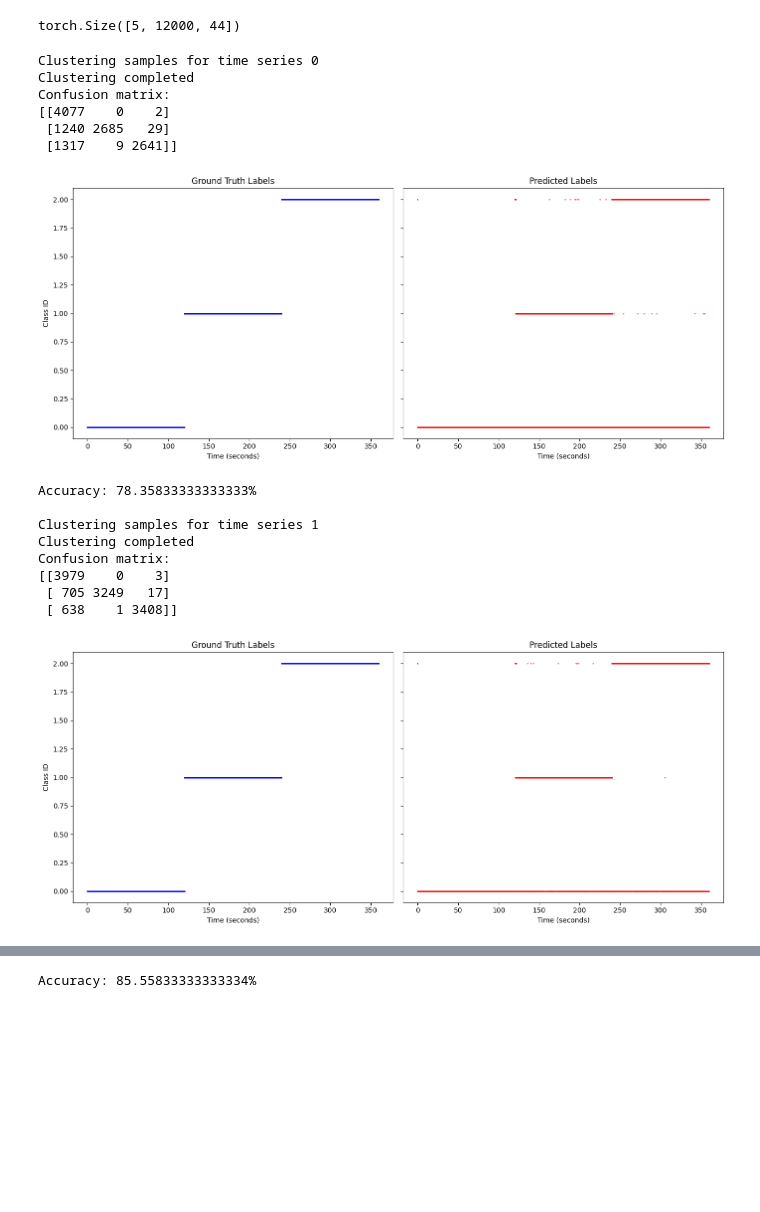
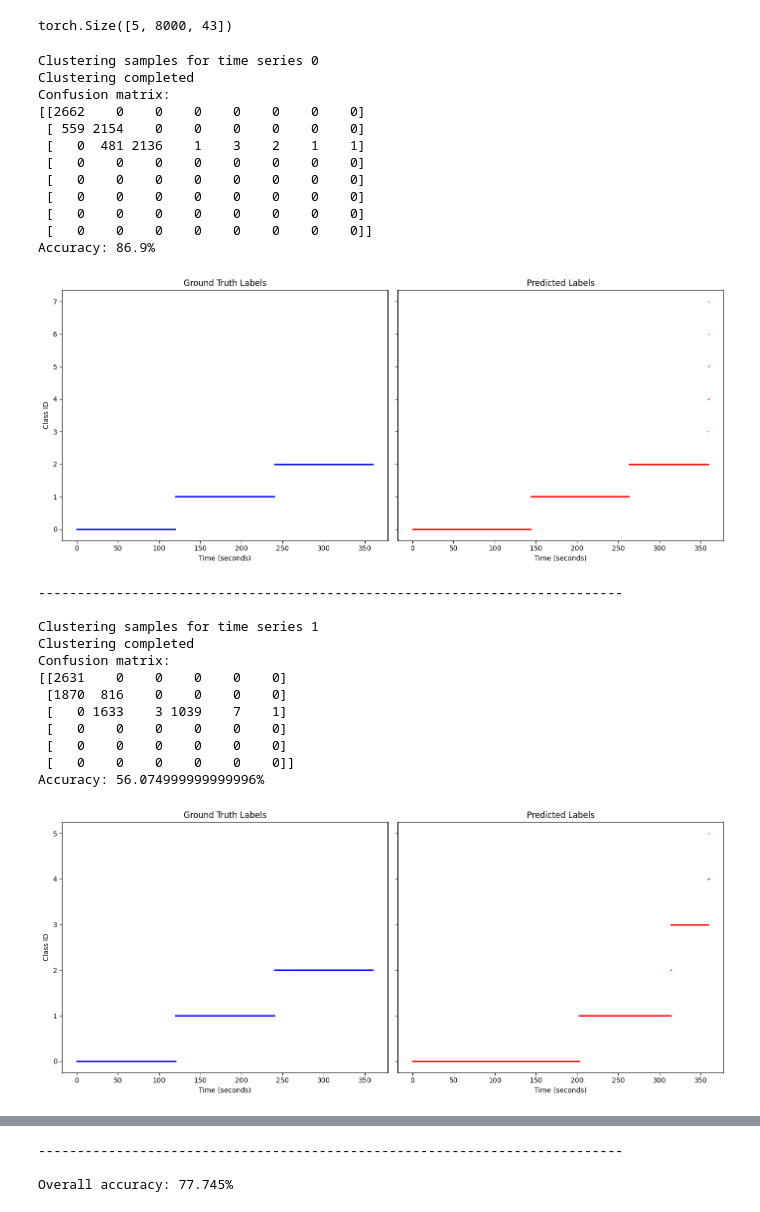
Before and after one commit to nyook941/online-clustering, a Jupyter notebook: main.ipynb, the cells around one changed output, grey strips where cells are left out. Drawn from its saved outputs; the diff is of its cells as text; code cells hidden in the pictures; blank space fills up the shorter version.

```diff
--- a/main.ipynb
+++ b/main.ipynb
@@ -1,5 +1,5 @@
 # %%
-FRAME_SIZE = 100
+FRAME_SIZE = 150
 HOP_RATIO = 0.1
 N_FFT = 1024
 VIGILANCE = 1.4
@@ -39,5 +43,5 @@ torch.Size([35973, 40])
 # %%
-important_mfcc_features = [0, 1, 3, 4, 5, 6, 7, 8, 9, 10, 11]
+important_mfcc_features = [1, 3, 4, 5, 6, 7, 8, 9, 10, 11]
 important_mfsc_features = [i for i in range(14)] + [i for i in range(16, 35)]
 
 from modules.DatasetHandler import DatasetHandler
@@ -53,43 +57,60 @@ dh.generate_csv()
 dh.save_selected_features(important_mfcc_features, important_mfsc_features)
 
 time_series_tensor = dh.generate_time_series(FRAME_SIZE, HOP_RATIO)
-# dh.plot_data()
 time_series_tensor.shape
 # %% [output]
-torch.Size([5, 12000, 44])
+torch.Size([5, 8000, 43])
 # %%
+import importlib
+import modules.ART2Clusterer
+importlib.reload(modules.ART2Clusterer)
 from modules.ART2Clusterer import ART2Clusterer
 
+overall_accuracy = 0
 for i in range(len(time_series_tensor)):
     clusterer = ART2Clusterer(
         VIGILANCE,
         time_series_tensor.shape[2],
-        n_clusters=100,
+        n_clusters=20,
         max_samples_per_cluster=time_series_tensor.shape[1]+1
     )
     print(f"Clustering samples for time series {i}")
     for j, sample in enumerate(time_series_tensor[i]):
         clusterer.fit_clusters(sample, j)
+
     print("Clustering completed")
-    confusion_matrix = clusterer.calc_confusion_matrix(f'./output/ground_truth_{i}.csv')
+    confusion_matrix, accuracy = clusterer.calc_accuracy(f'./output/ground_truth_{i}.csv')
     print(f"Confusion matrix:\n{confusion_matrix}")
+    print(f"Accuracy: {accuracy*100}%")
     clusterer.plot_truth_vs_time(f'./output/ground_truth_{i}.csv')
-    accuracy = clusterer.calc_accuracy(confusion_matrix)
-    print(f"Accuracy: {accuracy*100}%\n")
+    overall_accuracy += accuracy
+    print("-" * 75 + "\n")
+
+print(f"Overall accuracy: {(overall_accuracy/5)*100}%")
 # %% [output]
 Clustering samples for time series 0
 Clustering completed
 Confusion matrix:
-[[4077    0    2]
- [1240 2685   29]
- [1317    9 2641]]
+[[2662    0    0    0    0    0    0    0]
+ [ 559 2154    0    0    0    0    0    0]
+ [   0  481 2136    1    3    2    1    1]
+ [   0    0    0    0    0    0    0    0]
+ [   0    0    0    0    0    0    0    0]
+ [   0    0    0    0    0    0    0    0]
+ [   0    0    0    0    0    0    0    0]
+ [   0    0    0    0    0    0    0    0]]
+Accuracy: 86.9%
-[figure, old version]
+[figure, new version]
-Accuracy: 78.35833333333333%
+---------------------------------------------------------------------------
 
 Clustering samples for time series 1
 Clustering completed
 Confusion matrix:
-[[3979    0    3]
- [ 705 3249   17]
- [ 638    1 3408]]
+[[2631    0    0    0    0    0]
+ [1870  816    0    0    0    0]
+ [   0 1633    3 1039    7    1]
+ [   0    0    0    0    0    0]
+ [   0    0    0    0    0    0]
+ [   0    0    0    0    0    0]]
+Accuracy: 56.074999999999996%
-[figure, old version]
+[figure, new version]
@@ -123 +168,3 @@ Confusion matrix:
-Accuracy: 85.55833333333334%
+---------------------------------------------------------------------------
+
+Overall accuracy: 77.745%
```
Also changed, not shown: parts of 4 cells of this notebook, 15 other files.
